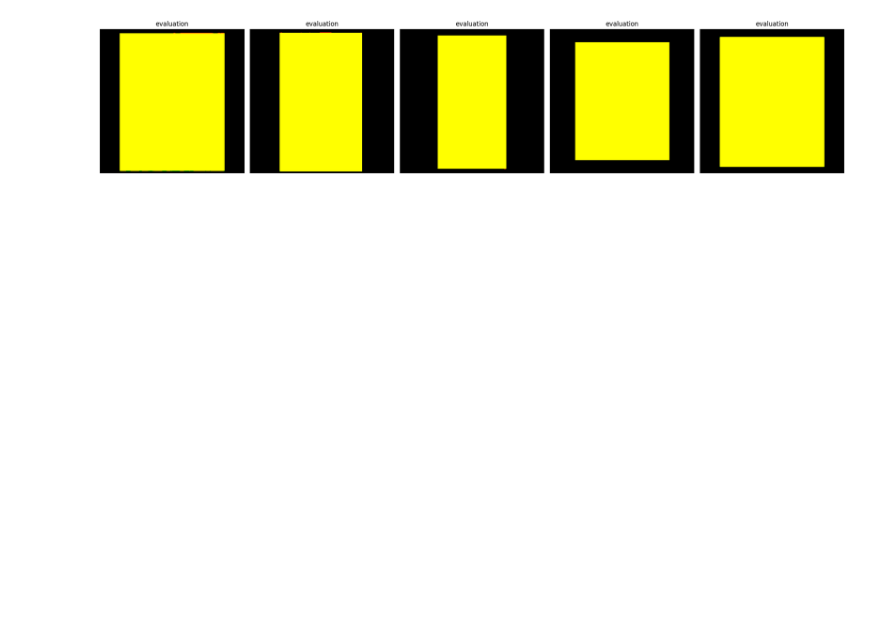
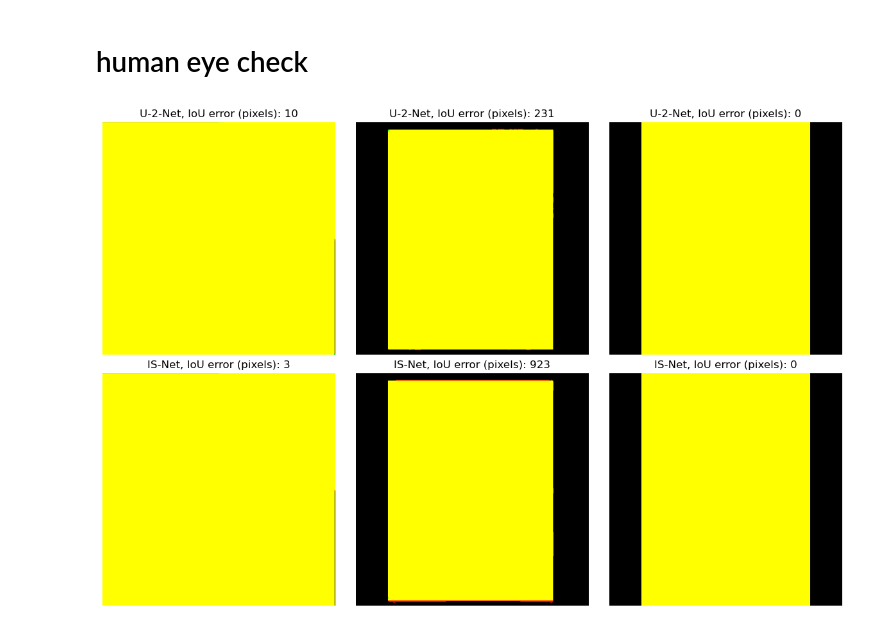
Before and after one commit to s25140/automated_flat_3D_models_generator, a Jupyter notebook: Cropping/results_evaluation.ipynb, the cells around one changed output. Saved outputs shown, nothing was run; the diff lists cells and outputs as text; code cells hidden in the pictures; blank space fills up the shorter version.

```diff
--- a/Cropping/results_evaluation.ipynb
+++ b/Cropping/results_evaluation.ipynb
@@ -1,6 +1,6 @@
 # %%
-predicted_images_path = './U-2-Net/test_data/u2net_finetuned_results/'
 ground_truth_images_path = './U-2-Net/test_data/ground_truth/'
+total_pixels = 320**2
 
 import os
 from PIL import Image
@@ -46,0 +47,7 @@ Min IoU: 0.4420010288065844
+# %%
+U2net_predicted_images_path = './U-2-Net/test_data/u2net_finetuned_results/'
+IS_net_predicted_images_path = './DIS/your-results/DIS5K-VD'
+U2Net_IoU_scores = get_IoU_scores(U2net_predicted_images_path)
+ISNet_IoU_scores = get_IoU_scores(IS_net_predicted_images_path)
+U2Net_IoU_scores_in_pixels = [total_pixels - i*total_pixels for i in U2Net_IoU_scores]
+ISNet_IoU_scores_in_pixels = [total_pixels - i*total_pixels for i in ISNet_IoU_scores]
@@ -47,37 +108,40 @@ Min IoU: 0.4420010288065844
+# %% [markdown]
+# human eye check
 # %%
-# human eye check
 import matplotlib.pyplot as plt
 import random
 
-random_indices = random.sample(range(len(img_name_list)), 5)
-fig, axs = plt.subplots(1, 5, figsize=(20, 20))
 
-for i, idx in enumerate(random_indices):
-    image_path = img_name_list[idx]
-    image_name = image_path.split(os.sep)[-1].replace('.jpg', '.png')
-    prediction_path = os.path.join(prediction_dir, image_name)
-    prediction = Image.open(prediction_path).convert('L')
-    prediction = np.array(prediction)
-    prediction = np.where(prediction > 127, 255, 0)
+img_name_list = glob.glob(os.path.join(U2net_predicted_images_path, '*.png'))
+random_indices = random.sample(range(len(img_name_list)), 3)
+fig, axs = plt.subplots(2, 3, figsize=(12, 8))
+for j, predicted_images_path in enumerate([U2net_predicted_images_path, IS_net_predicted_images_path]):
+    for i, idx in enumerate(random_indices):
+        image_path = img_name_list[idx]
+        image_name = image_path.split(os.sep)[-1].replace('.jpg', '.png')
+        prediction_path = os.path.join(predicted_images_path, image_name)
+        prediction = Image.open(prediction_path).convert('L')
+        prediction = np.array(prediction)
+        prediction = np.where(prediction > 127, 255, 0)
 
-    ground_truth_path = os.path.join(ground_truth_images_path, image_name)
-    ground_truth = Image.open(ground_truth_path)
-    ground_truth = np.array(ground_truth)
-    ground_truth = np.where(ground_truth > 127, 255, 0)
+        ground_truth_path = os.path.join(ground_truth_images_path, image_name)
+        ground_truth = Image.open(ground_truth_path)
+        ground_truth = np.array(ground_truth)
+        ground_truth = np.where(ground_truth > 127, 255, 0)
 
-    eval_image = np.zeros((prediction.shape[0], prediction.shape[1], 3), dtype=np.uint8)
-    # set ground truth to green and prediction to red
-    eval_image[:, :, 0] = prediction
-    eval_image[:, :, 1] = ground_truth
+        eval_image = np.zeros((prediction.shape[0], prediction.shape[1], 3), dtype=np.uint8)
+        # set ground truth to green and prediction to red
+        eval_image[:, :, 0] = prediction
+        eval_image[:, :, 1] = ground_truth
 
-    axs[i].imshow(eval_image)
-    axs[i].set_title('evaluation')
-    axs[i].axis('off')
+        axs[j][i].imshow(eval_image)
+        axs[j][i].set_title(f"{'U-2-Net' if j==0 else 'IS-Net'}, IoU error (pixels): {int(total_pixels - (U2Net_IoU_scores[idx] if j==0 else ISNet_IoU_scores[idx])* total_pixels)}")
+        axs[j][i].axis('off')
 
 
 
 
 plt.tight_layout()
 plt.show()
 # %% [output]
-[figure, old version]
+[figure, new version]
```
Also changed, not shown: parts of 3 cells of this notebook, 24 other files.
